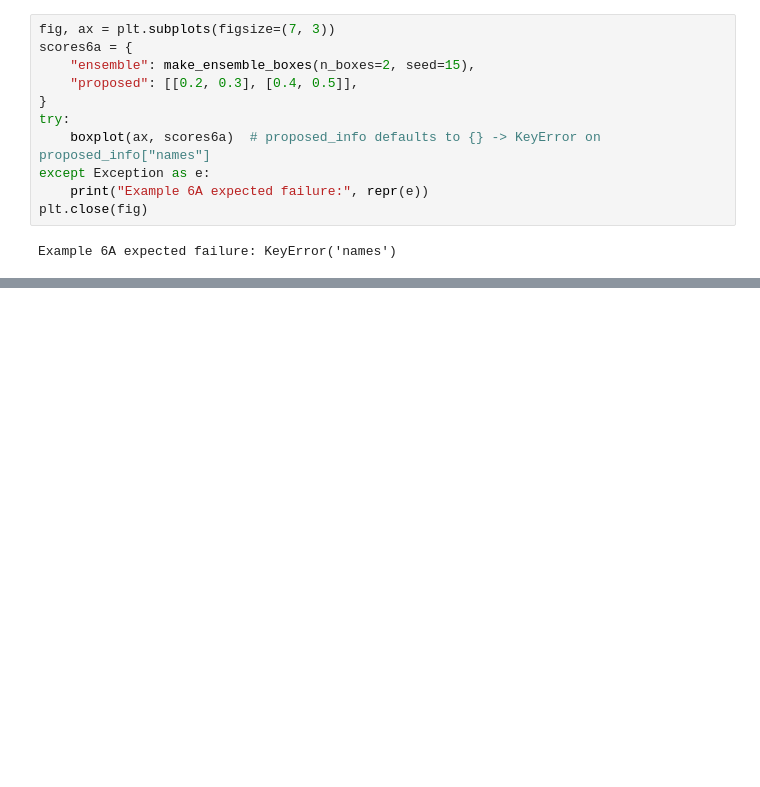
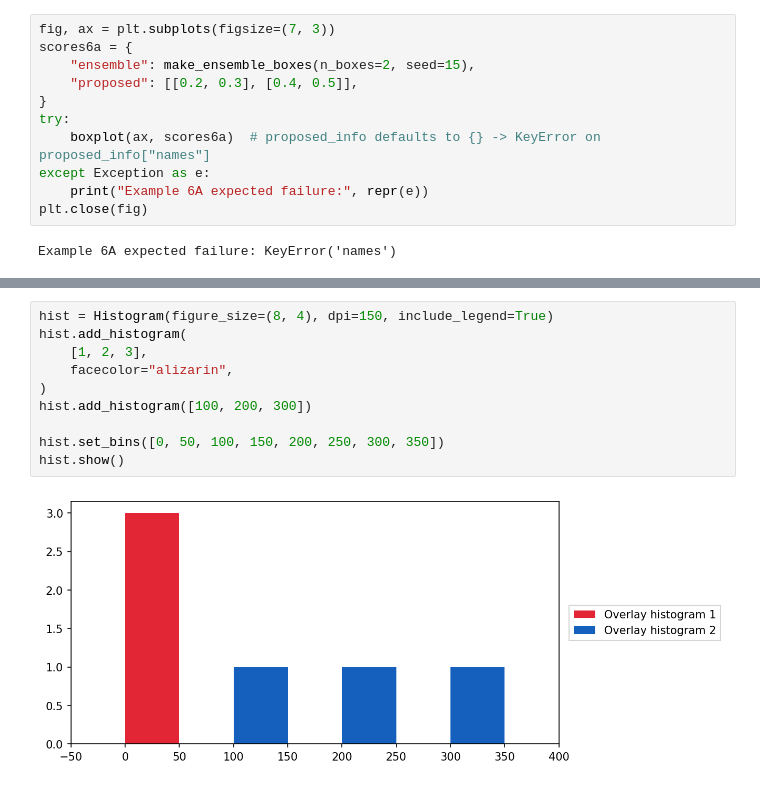
Before and after one commit to peterrrock2/gerrytools-dev, a Jupyter notebook: user_guide/notebooks/making_plots copy.ipynb, the cells around one changed output, grey strips where cells are left out. Drawn from its saved outputs; the diff is of its cells as text; blank space fills up the shorter version.

```diff
--- a/user_guide/notebooks/making_plots copy.ipynb
+++ b/user_guide/notebooks/making_plots copy.ipynb
@@ -750 +827,13 @@ h.show()
+# %%
+hist = Histogram(figure_size=(8, 4), dpi=150, include_legend=True)
+hist.add_histogram(
+    [1, 2, 3],
+    facecolor="alizarin",
+)
+hist.add_histogram([100, 200, 300])
+
+hist.set_bins([0, 50, 100, 150, 200, 250, 300, 350])
+hist.show()
+# %% [output]
+[figure, added]
 # %%
```
Also changed, not shown: parts of 17 cells of this notebook, 19 other files.
